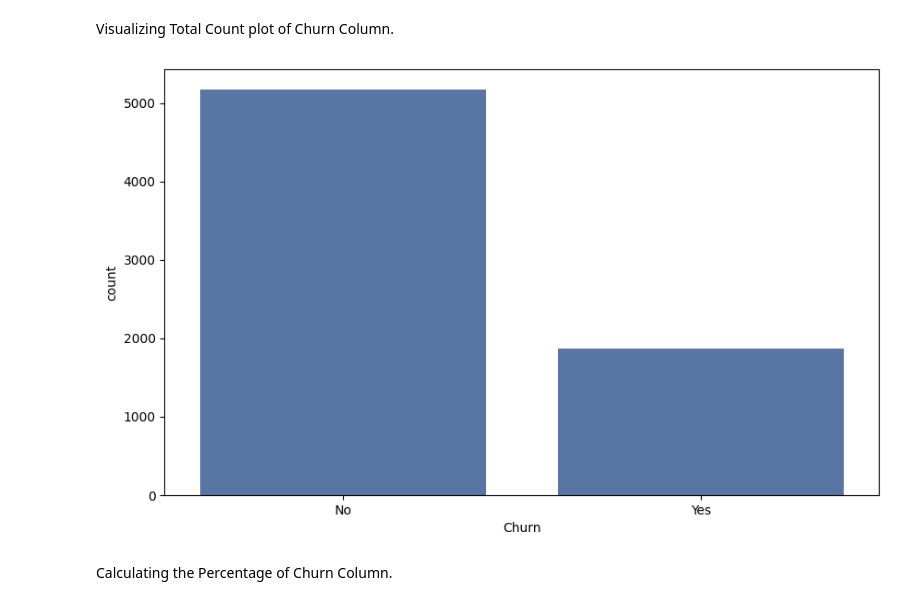
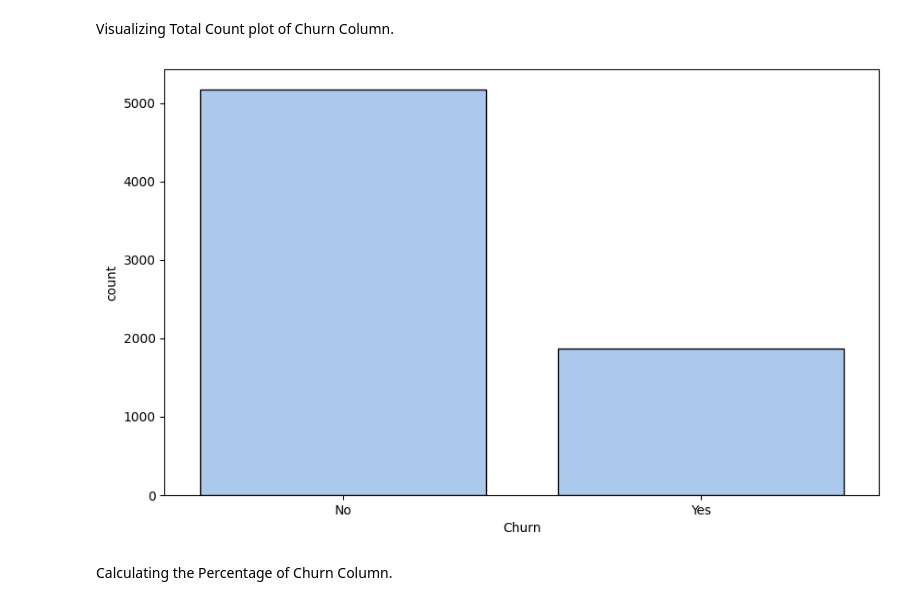
Before and after one commit to hariskhan-hk/Churn_pred, a Jupyter notebook: Telecomm_Churn_EDA.ipynb, the cells around one changed output. Saved outputs shown, nothing was run; the diff lists cells and outputs as text; code cells hidden in the pictures.

```diff
--- a/Telecomm_Churn_EDA.ipynb
+++ b/Telecomm_Churn_EDA.ipynb
@@ -80,11 +80,11 @@ Index(['customerID', 'gender', 'SeniorCitizen', 'Partner', 'Dependents',
 Visualizing Total Count plot of Churn Column.
 # %%
 plt.figure(figsize= (10,6))
-sns.set_palette("deep")
-sns.countplot(x= "Churn", data= tel_df)
+sns.set_palette("pastel")
+sns.countplot(x= "Churn", data= tel_df, edgecolor= 'black')
 plt.show()
 # %% [output]
-[figure, old version]
+[figure, new version]
 # %% [markdown]
 Calculating the Percentage of Churn Column.
 # %%
```
Also changed, not shown: parts of 21 cells of this notebook.
